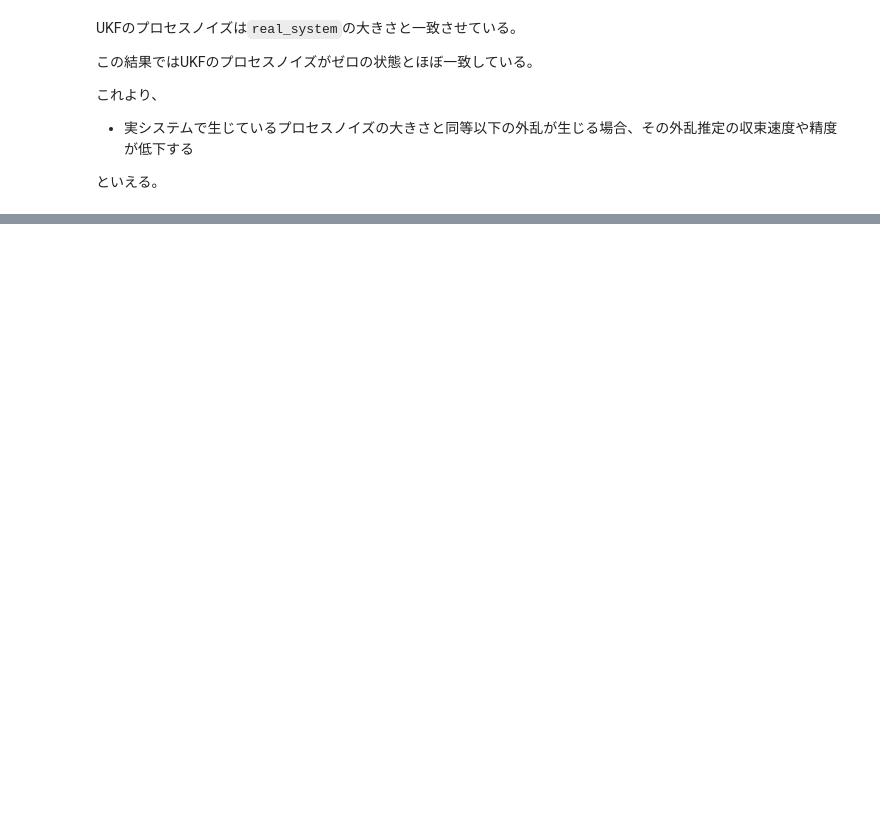
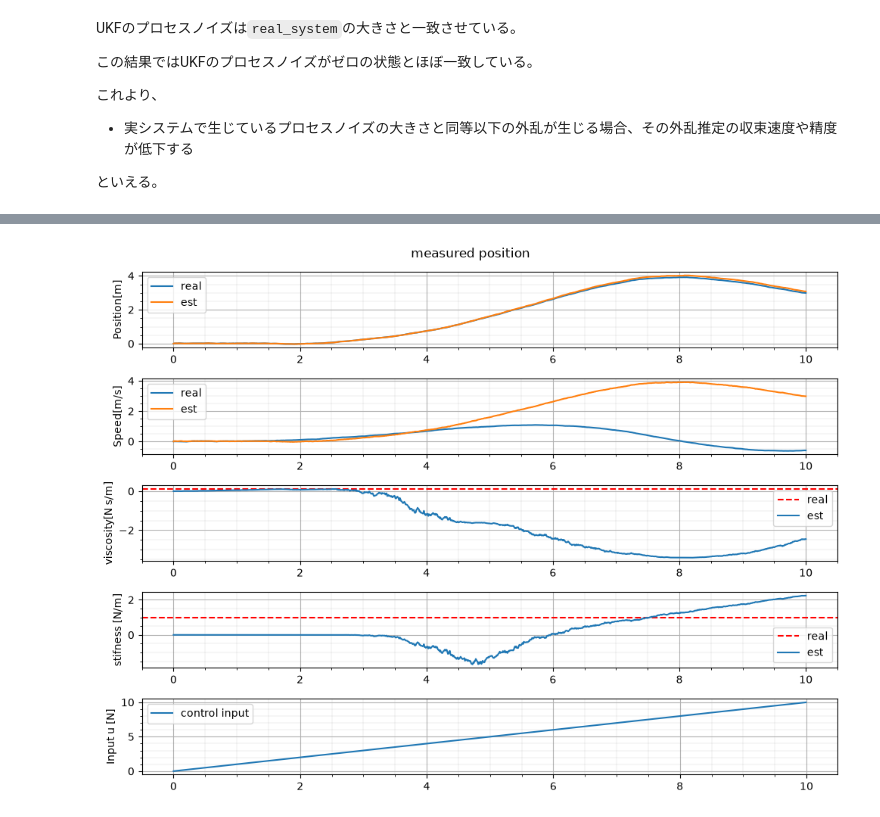
Before and after one commit to hideto008/learning_estimation_method, a Jupyter notebook: Notes/Estimate_State_using_UKF.ipynb, the cells around one changed output, grey strips where cells are left out. Cells and saved outputs as stored; diff of their text form; code cells hidden in the pictures; blank space fills up the shorter version.

```diff
--- a/Notes/Estimate_State_using_UKF.ipynb
+++ b/Notes/Estimate_State_using_UKF.ipynb
@@ -871,0 +1210,25 @@ UKFのプロセスノイズは`real_system`の大きさと一致させている
+# %%
+np.random.seed(0)
+dt = 1e-2 # [s]
+duration = 10 #[s]
+sampling_point = int(duration/dt)
+time_window = np.arange(sampling_point) * dt
+u_array = time_window* 1
+
+X_init = np.array([0,0])
+X_est_init = np.array([0.0,0.0, 0.0, 0.0])
+
+params = Parameters(
+    dt=dt,
+    k=1.0,
+    c=0.1,
+    Q=np.diag([1e-5,4e-5, 2e-4, 2e-4]),
+    Q_real=np.diag([1e-5, 1e-5]),
+    R=np.diag([1e-4, 1e-4]),
+    P_init=np.diag([1e1, 1e1, 1e0, 1e0])
+)
+
+t_array, x_array, x_est_array = simulation(X_init,X_est_init,u_array,params)
+create_fig(t_array, x_array, x_est_array, u_array, params, title="measured position")
+# %% [output]
+[figure, added]
```
Also changed, not shown: parts of 13 cells of this notebook.
